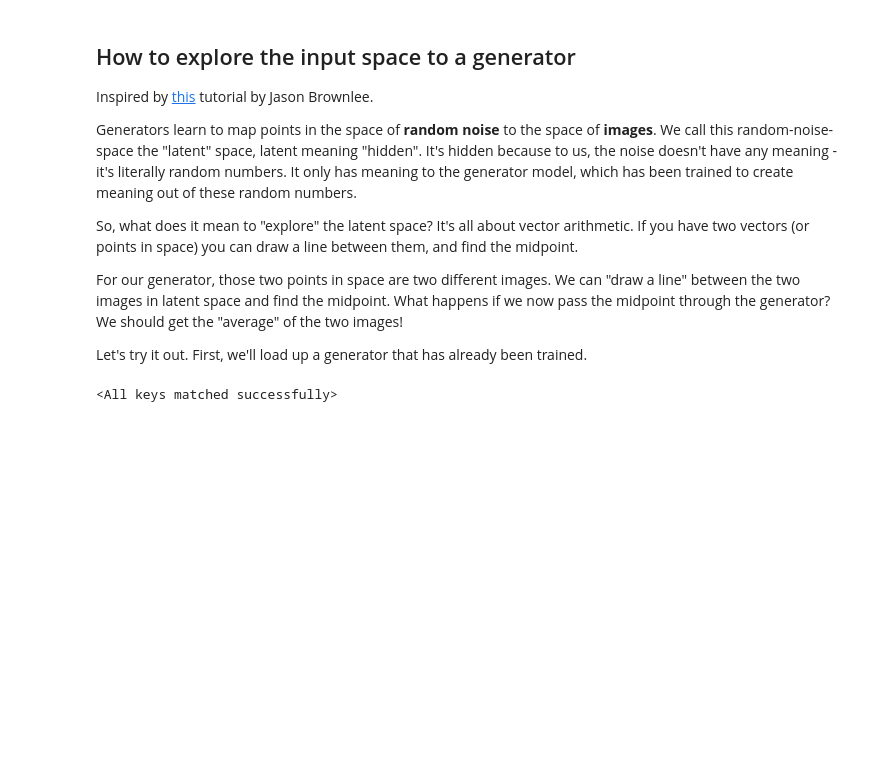
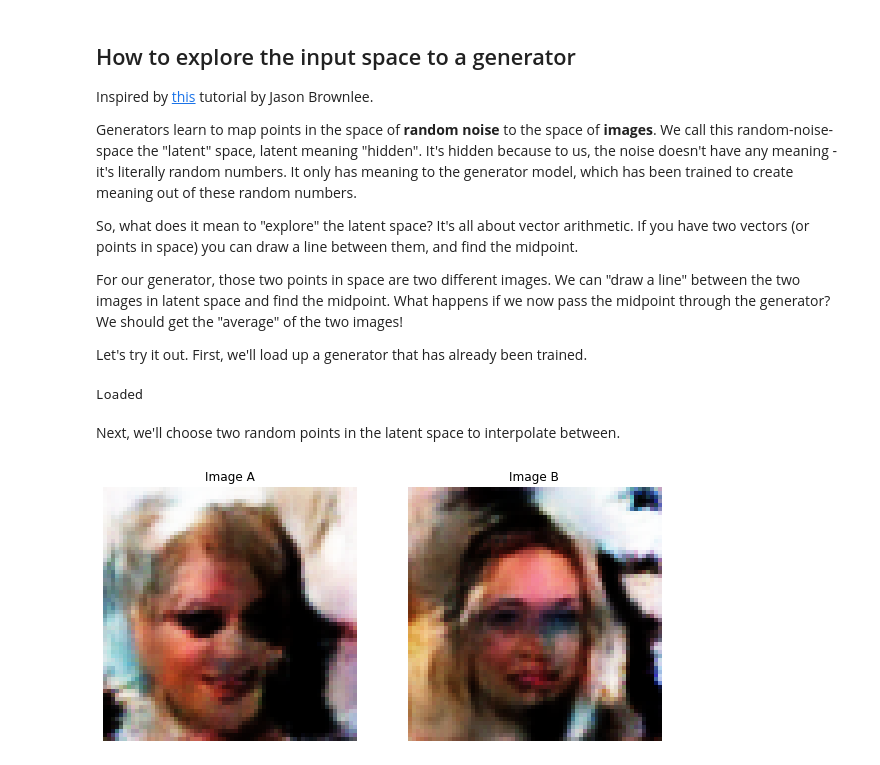
Before and after one commit to spetryk/ai4all2020, a Jupyter notebook: 2-Exploring the fake image space.ipynb, the cells around one changed output. Saved outputs shown, nothing was run; the diff lists cells and outputs as text; code cells hidden in the pictures; blank space fills up the shorter version.

```diff
--- a/2-Exploring the fake image space.ipynb
+++ b/2-Exploring the fake image space.ipynb
@@ -17,7 +21,28 @@ import torch
 # %%
 noise_size = 100
 generator  = Generator(noise_size)
-generator_parameters = torch.load('saved_models/pretrained_generator')
+generator_parameters = torch.load('saved_models/pretrained_generator', map_location='cpu')
 generator.load_state_dict(generator_parameters['net_state_dict'])
+print('Loaded')
 # %% [output]
-<All keys matched successfully>
+Loaded
+# %% [markdown]
+Next, we'll choose two random points in the latent space to interpolate between.
+# %%
+noise1 = torch.randn(1,noise_size,1,1)
+noise2 = torch.randn(1,noise_size,1,1)
+
+# Pass noise through generator and visualize the images it creates
+image1 = generator(noise1)
+image2 = generator(noise2)
+
+fig, ax = plt.subplots(1,2,figsize=(10,5))
+ax[0].axis("off")
+ax[1].axis('off')
+ax[0].set_title('Image A')
+ax[1].set_title('Image B')
+ax[0].imshow(visualize(image1[0].detach()))
+ax[1].imshow(visualize(image2[0].detach()))
+plt.show()
+# %% [output]
+[figure, added]
```
Also changed, not shown: parts of 4 cells of this notebook, 1 other file.
